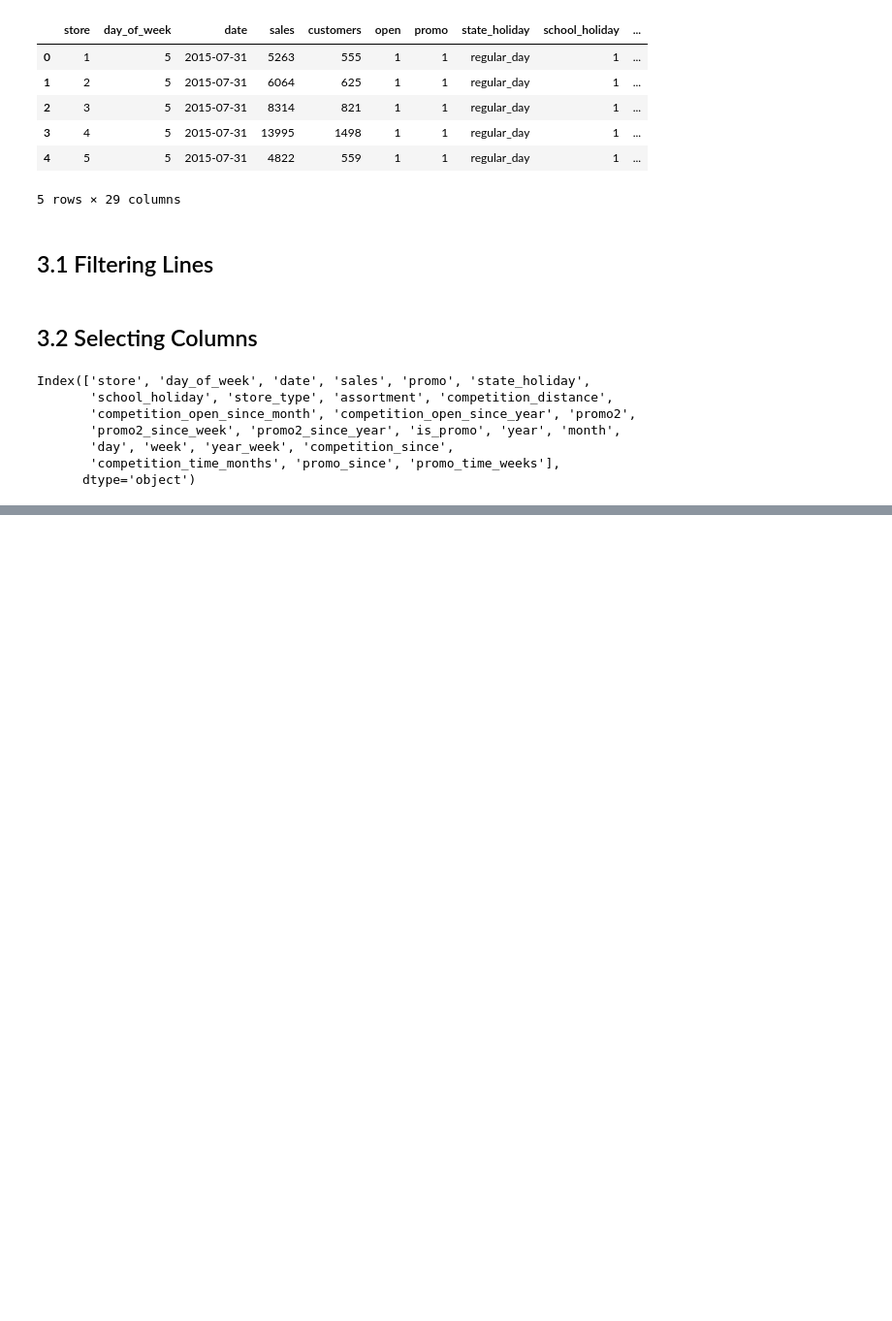
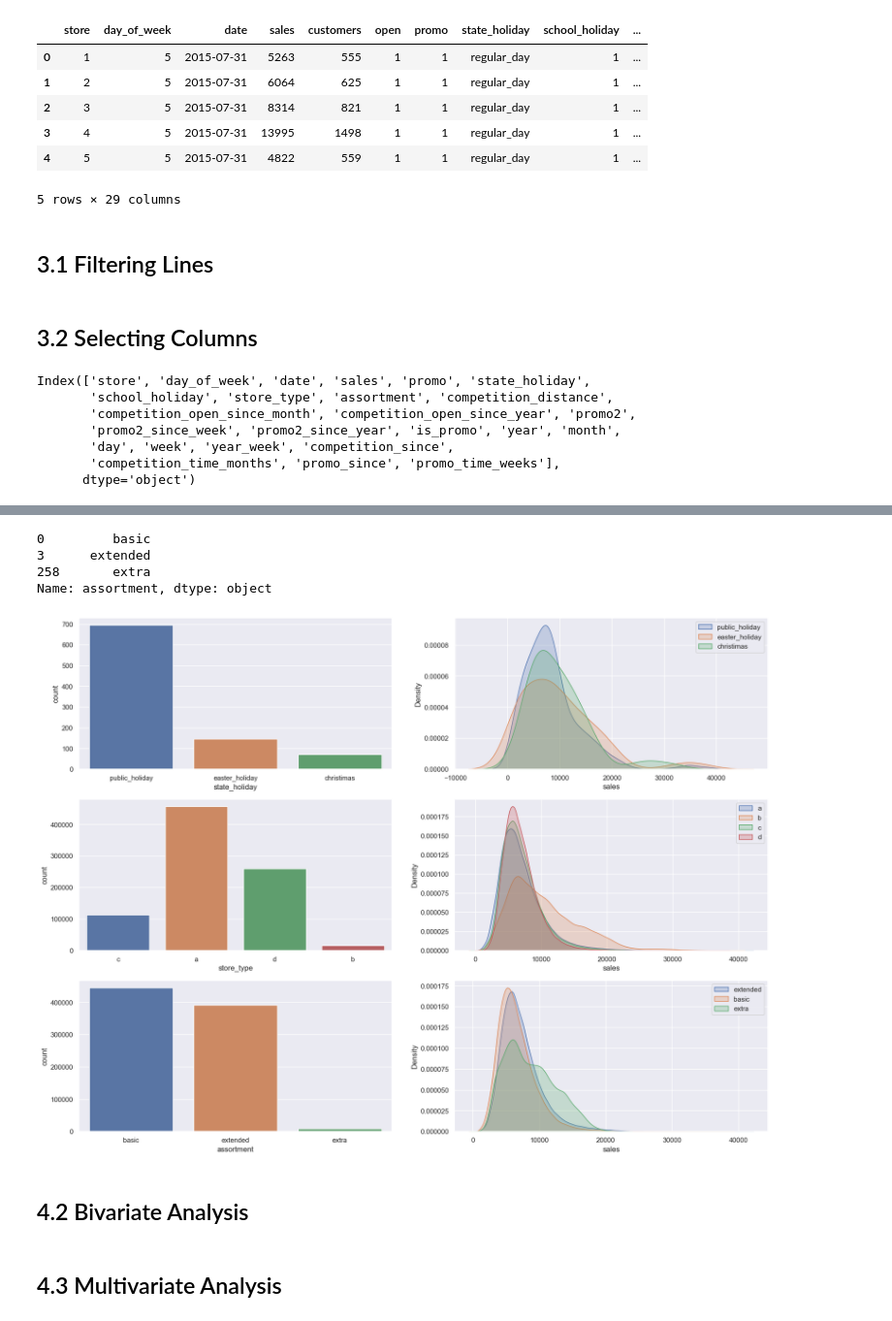
Before and after one commit to BlueBics/rossmann_sales_prediction, a Jupyter notebook: v01_store_sales_prediction.ipynb, the cells around one changed output, grey strips where cells are left out. Shown at 97% size. Saved outputs shown, nothing was run; the diff lists cells and outputs as text; code cells hidden in the pictures; blank space fills up the shorter version.

```diff
--- a/v01_store_sales_prediction.ipynb
+++ b/v01_store_sales_prediction.ipynb
@@ -476,0 +510,52 @@ Index(['store', 'day_of_week', 'date', 'sales', 'promo', 'state_holiday',
+# %%
+df4['assortment'].drop_duplicates()
+# %% [output]
+0         basic
+3      extended
+258       extra
+Name: assortment, dtype: object
+# %%
+#state_holiday
+plt.figure(figsize=(20,15))
+plt.subplot(3, 2, 1)
+a = df4[df4['state_holiday'] != 'regular_day']
+sns.countplot(a, x='state_holiday');
+
+plt.subplot(3, 2, 2)
+# sns.kdeplot(a, x='sales', hue='state_holiday', fill=True)
+sns.kdeplot(df4[df4['state_holiday'] == 'public_holiday'], x='sales', fill=True, label='public_holiday')
+sns.kdeplot(df4[df4['state_holiday'] == 'easter_holiday'], x='sales', fill=True, label='easter_holiday')
+sns.kdeplot(df4[df4['state_holiday'] == 'christimas'], x='sales', fill=True, label='christimas')
+plt.ticklabel_format(style='plain', axis='y')
+plt.legend()
+
+#store_type
+plt.subplot(3, 2, 3)
+sns.countplot(df4, x='store_type');
+
+plt.subplot(3, 2, 4)
+# sns.kdeplot(df4, x='sales', hue='store_type', hue_order=['a','b', 'c', 'd'],fill=True);
+sns.kdeplot(df4[df4['store_type'] == 'a'], x='sales', fill=True, label='a')
+sns.kdeplot(df4[df4['store_type'] == 'b'], x='sales', fill=True, label='b')
+sns.kdeplot(df4[df4['store_type'] == 'c'], x='sales', fill=True, label='c')
+sns.kdeplot(df4[df4['store_type'] == 'd'], x='sales', fill=True, label='d')
+plt.legend()
+
+#assortment
+plt.subplot(3, 2, 5)
+sns.countplot(df4, x='assortment');
+
+plt.subplot(3, 2, 6)
+# sns.kdeplot(df4, x='sales', hue='assortment',fill=True)
+sns.kdeplot(df4[df4['assortment'] == 'extended'], x='sales', fill=True, label='extended')
+sns.kdeplot(df4[df4['assortment'] == 'basic'], x='sales', fill=True, label='basic')
+sns.kdeplot(df4[df4['assortment'] == 'extra'], x='sales', fill=True, label='extra')
+plt.legend()
+
+plt.show();
+# %% [output]
+[figure, added]
+# %% [markdown]
+## 4.2 Bivariate Analysis
+# %% [markdown]
+## 4.3 Multivariate Analysis
```
Also changed, not shown: parts of 13 cells of this notebook.
